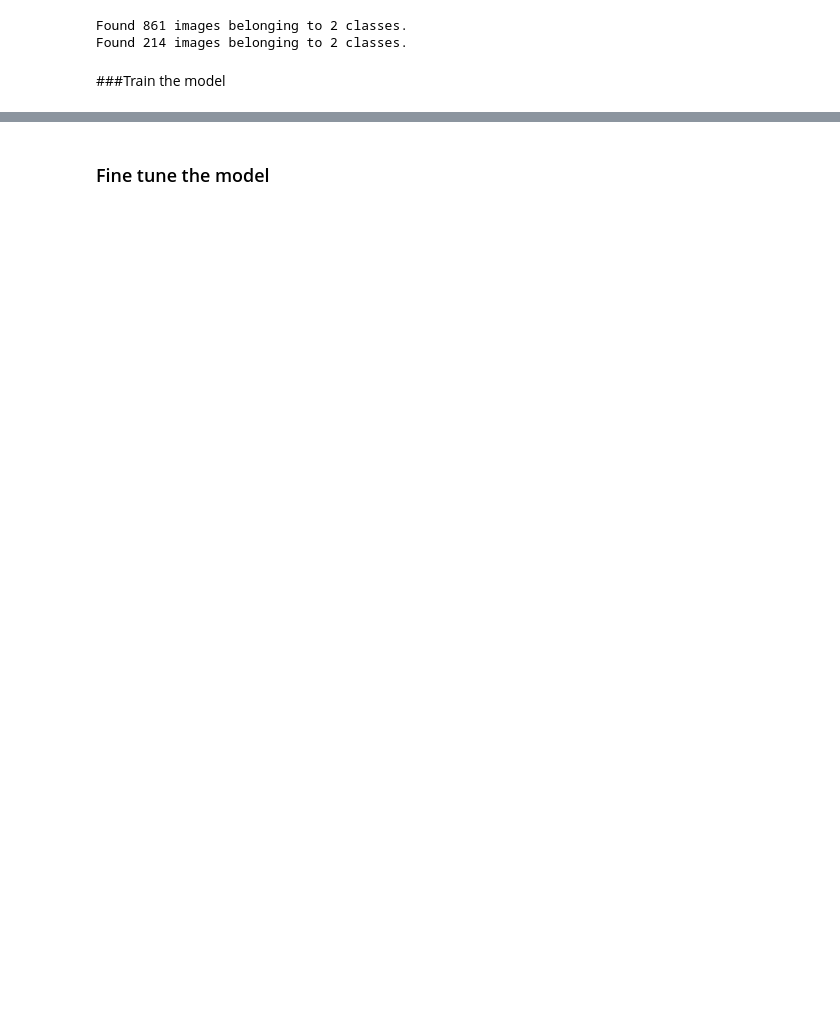
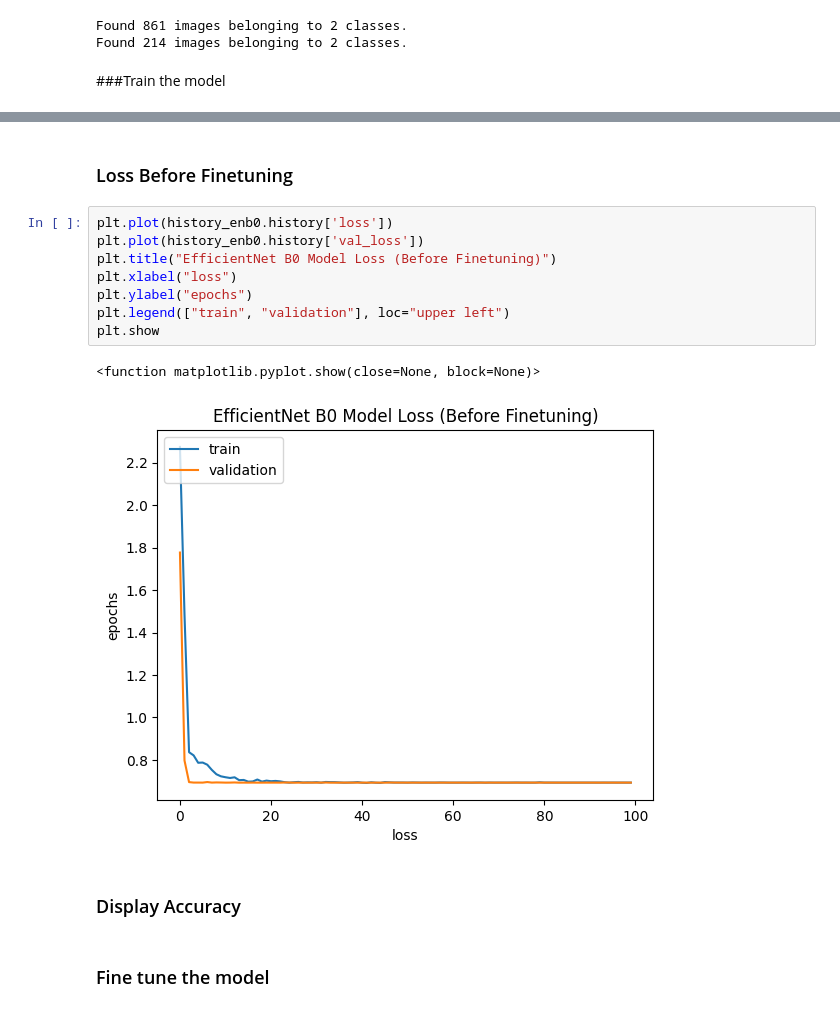
Before and after one commit to OctaviaCosby/AI-Image-Detector, a Jupyter notebook: Capstone_Project_AI_Art_Image_Detector_Octavia_Cosby.ipynb, the cells around one changed output, grey strips where cells are left out. Drawn from its saved outputs; the diff is of its cells as text; blank space fills up the shorter version.

```diff
--- a/Capstone_Project_AI_Art_Image_Detector_Octavia_Cosby.ipynb
+++ b/Capstone_Project_AI_Art_Image_Detector_Octavia_Cosby.ipynb
@@ -166,3 +184,18 @@ Epoch 50/50
+# %% [markdown]
+### Loss Before Finetuning
+# %%
+plt.plot(history_enb0.history['loss'])
+plt.plot(history_enb0.history['val_loss'])
+plt.title("EfficientNet B0 Model Loss (Before Finetuning)")
+plt.xlabel("loss")
+plt.ylabel("epochs")
+plt.legend(["train", "validation"], loc="upper left")
+plt.show
+# %% [output]
+<function matplotlib.pyplot.show(close=None, block=None)>
+[figure, added]
+# %% [markdown]
+### Display Accuracy
 # %% [markdown]
 ### Fine tune the model
 # %%
```
Also changed, not shown: parts of 92 cells of this notebook.
